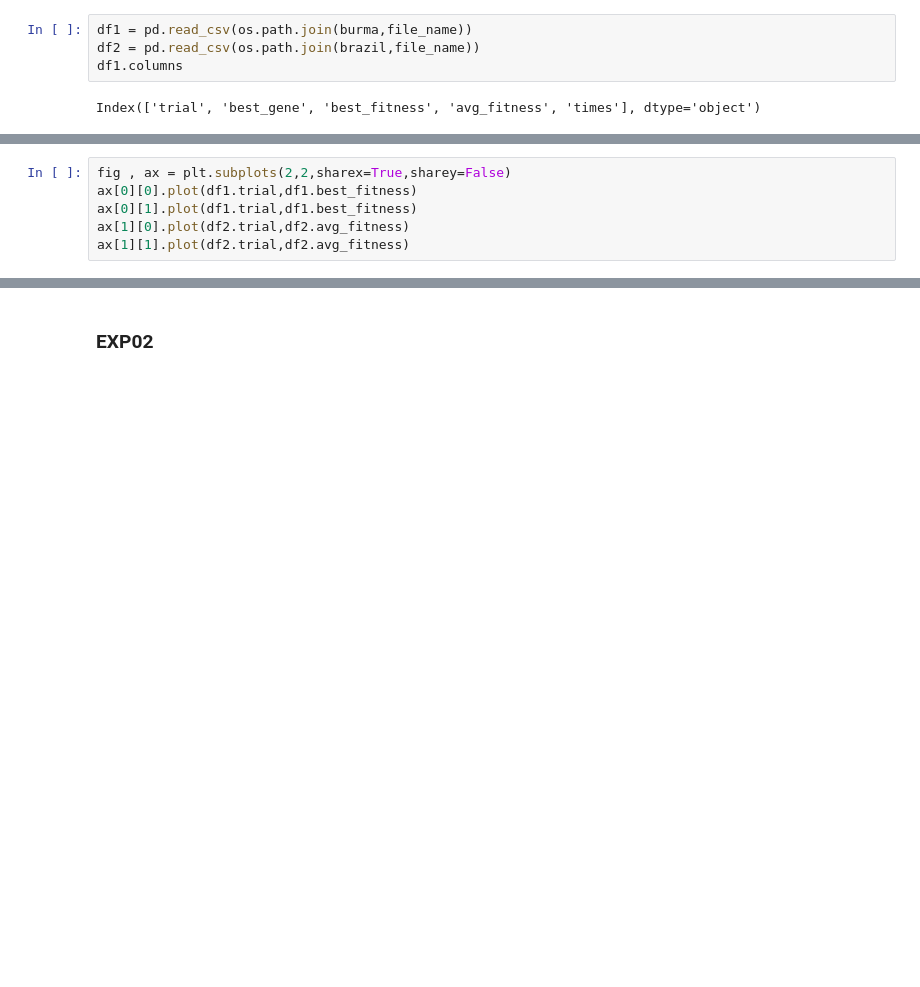
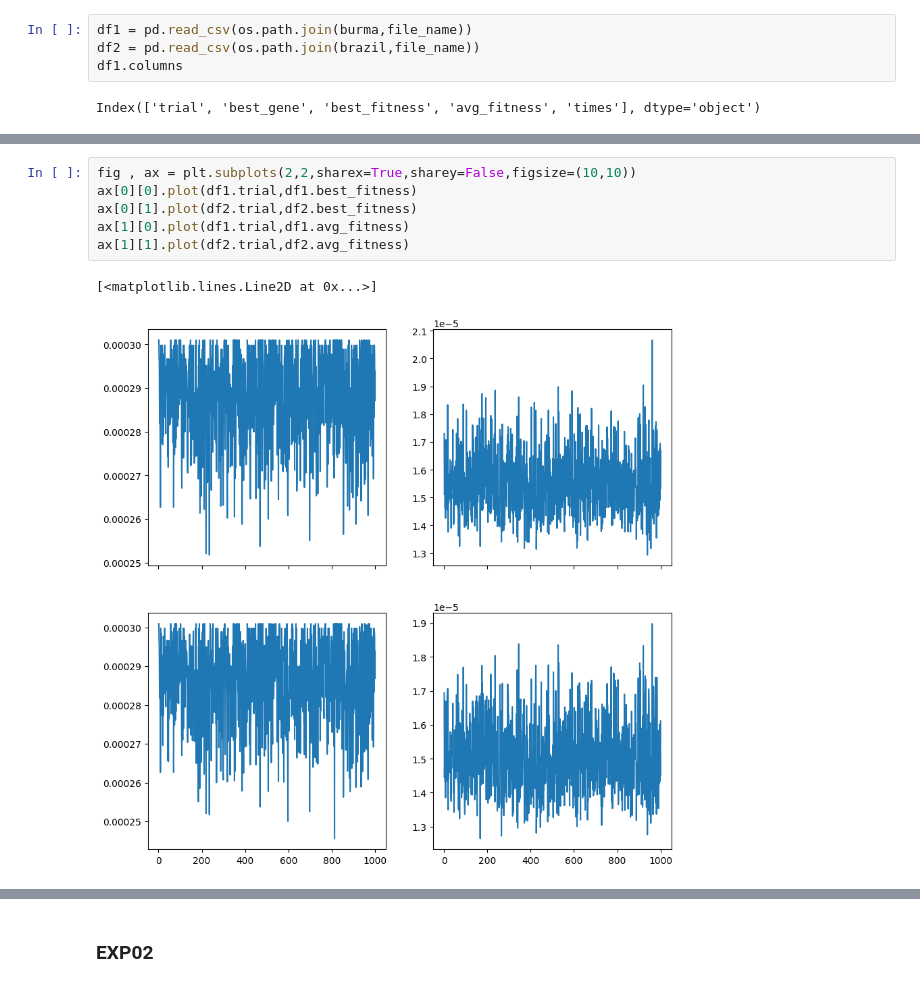
Before and after one commit to thatbeer/Nature_inspired, a Jupyter notebook: project01.1/test_spectre.ipynb, the cells around one changed output, grey strips where cells are left out. Drawn from its saved outputs; the diff is of its cells as text; blank space fills up the shorter version.

```diff
--- a/project01.1/test_spectre.ipynb
+++ b/project01.1/test_spectre.ipynb
@@ -30,7 +85,10 @@ Index(['trial', 'best_gene', 'best_fitness', 'avg_fitness', 'times'], dtype='obj
 # %%
-fig , ax = plt.subplots(2,2,sharex=True,sharey=False)
+fig , ax = plt.subplots(2,2,sharex=True,sharey=False,figsize=(10,10))
 ax[0][0].plot(df1.trial,df1.best_fitness)
-ax[0][1].plot(df1.trial,df1.best_fitness)
-ax[1][0].plot(df2.trial,df2.avg_fitness)
+ax[0][1].plot(df2.trial,df2.best_fitness)
+ax[1][0].plot(df1.trial,df1.avg_fitness)
 ax[1][1].plot(df2.trial,df2.avg_fitness)
+# %% [output]
+[<matplotlib.lines.Line2D at 0x...>]
+[figure, added]
 # %%
```
Also changed, not shown: parts of 11 cells of this notebook, 17 other files.
